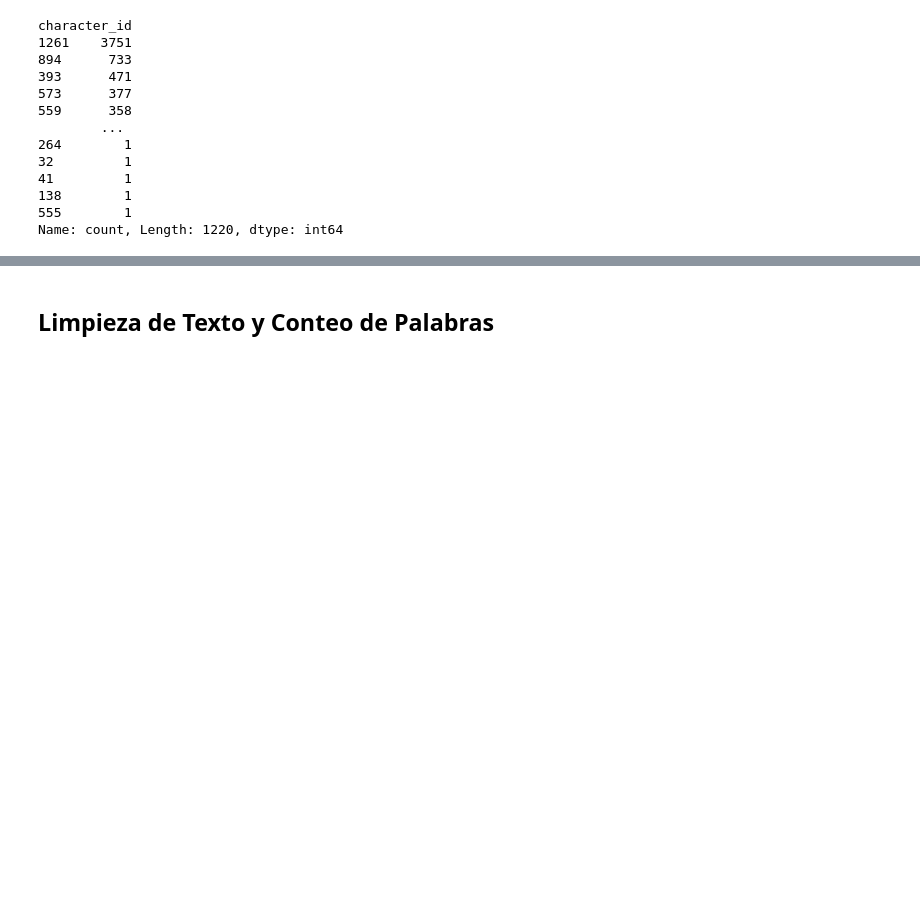
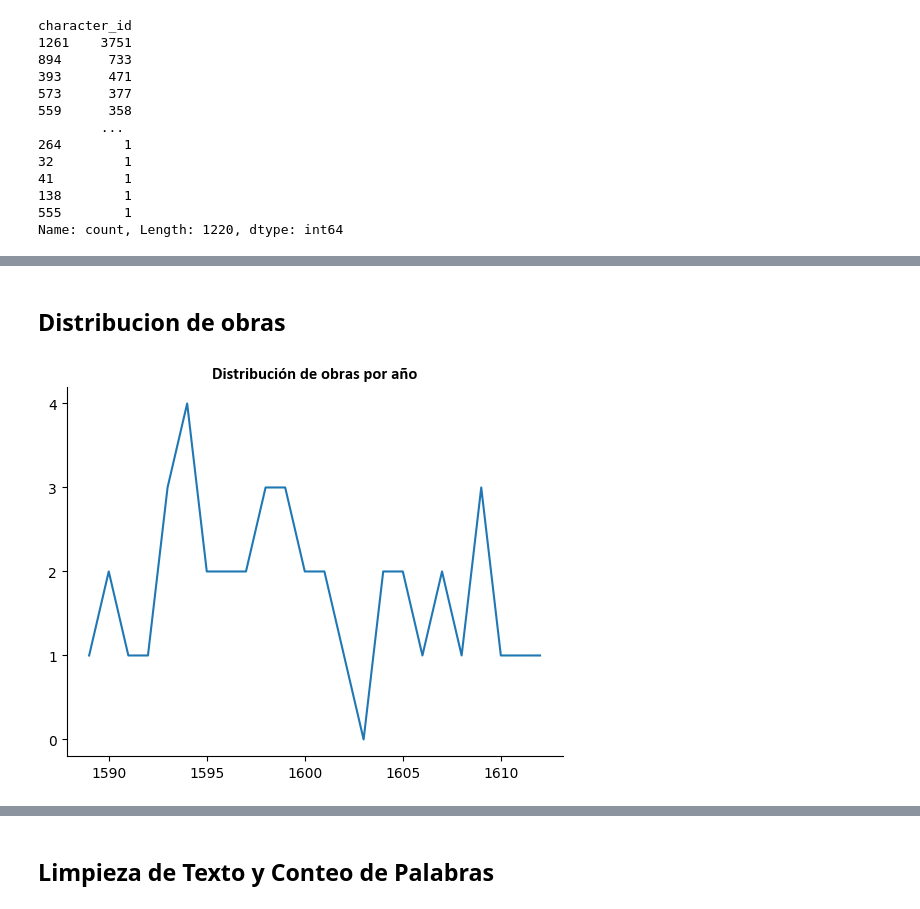
Before and after one commit to matiaslopezz/intro-cd, a Jupyter notebook: Tarea_1/shakespeare_propuesta.ipynb, the cells around one changed output, grey strips where cells are left out. Saved outputs shown, nothing was run; the diff lists cells and outputs as text; code cells hidden in the pictures; blank space fills up the shorter version.

```diff
--- a/Tarea_1/shakespeare_propuesta.ipynb
+++ b/Tarea_1/shakespeare_propuesta.ipynb
@@ -391,0 +487,26 @@ Name: count, Length: 1220, dtype: int64
+# %% [markdown]
+## Distribucion de obras
+# %%
+work_per_year = df_works.groupby('Date').agg({'Title':'count'}).reset_index()
+work_per_year.columns = ['Date','Cantidad']
+
+work_per_year.index = work_per_year.Date
+work_per_year = work_per_year.reindex(np.arange(work_per_year.Date.min(), work_per_year.Date.max() + 1)).fillna(0)
+work_per_year.drop(columns = 'Date', inplace = True)
+work_per_year.reset_index(inplace = True)
+
+# Grafico
+ax = work_per_year.plot(kind = 'line', x = 'Date', y = 'Cantidad', legend = False)
+
+ax.spines['top'].set_visible(False)
+ax.spines['right'].set_visible(False)
+
+#ax.yaxis.set_major_locator(MaxNLocator(integer=True))
+ax.set_yticks([0,1,2,3,4])
+
+plt.xlabel("")
+plt.title("Distribución de obras por año", fontfamily = 'Calibri', fontweight = 'black')
+
+plt.show()
+# %% [output]
+[figure, added]
```
Also changed, not shown: parts of 20 cells of this notebook.
